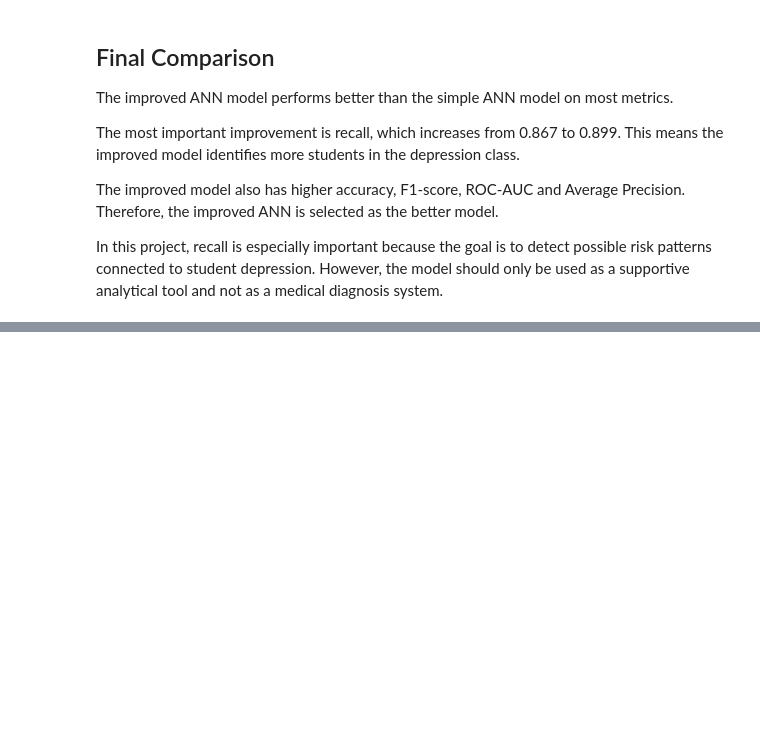
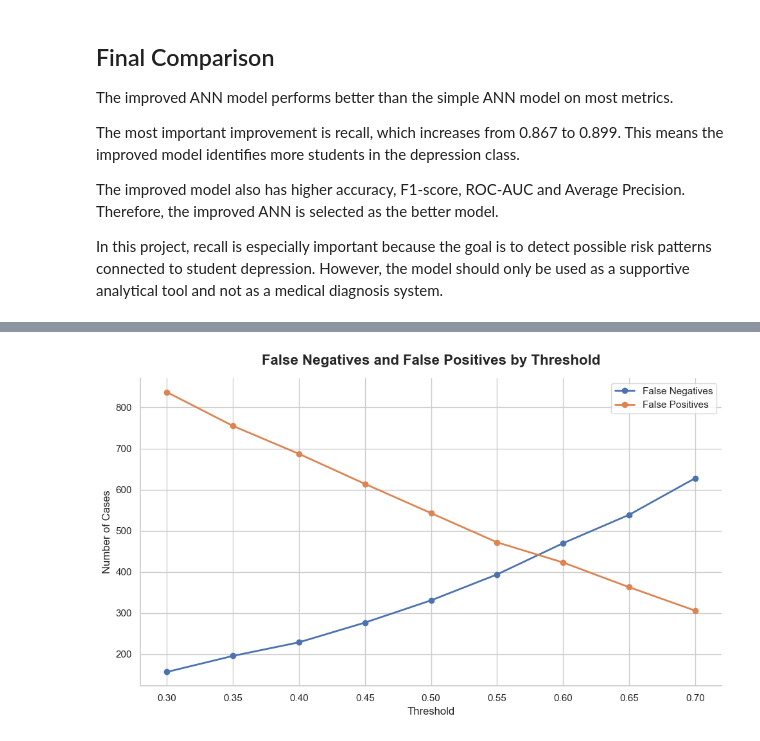
Before and after one commit to emmykristina/mental-health-prediction, a Jupyter notebook: notebooks/Mahtab/02_mahtab_preprocessing_ann.ipynb, the cells around one changed output, grey strips where cells are left out. Saved outputs shown, nothing was run; the diff lists cells and outputs as text; code cells hidden in the pictures; blank space fills up the shorter version.

```diff
--- a/notebooks/Mahtab/02_mahtab_preprocessing_ann.ipynb
+++ b/notebooks/Mahtab/02_mahtab_preprocessing_ann.ipynb
@@ -726,0 +808,29 @@ In this project, recall is especially important because the goal is to detect po
+# %%
+plt.figure(figsize=(10, 6))
+
+plt.plot(
+    threshold_results_df["Threshold"],
+    threshold_results_df["False Negatives"],
+    marker="o",
+    linewidth=2,
+    label="False Negatives"
+)
+
+plt.plot(
+    threshold_results_df["Threshold"],
+    threshold_results_df["False Positives"],
+    marker="o",
+    linewidth=2,
+    label="False Positives"
+)
+
+plt.title("False Negatives and False Positives by Threshold", weight="bold", pad=15)
+plt.xlabel("Threshold")
+plt.ylabel("Number of Cases")
+plt.legend()
+
+sns.despine()
+plt.tight_layout()
+plt.show()
+# %% [output]
+[figure, added]
```
Also changed, not shown: parts of 8 cells of this notebook.
